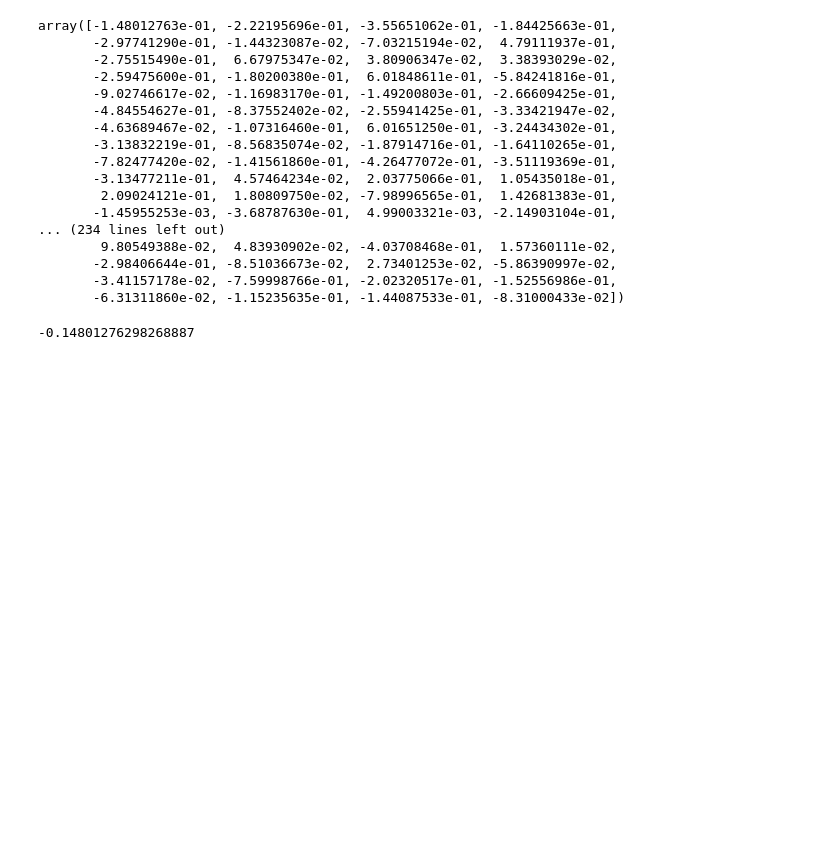
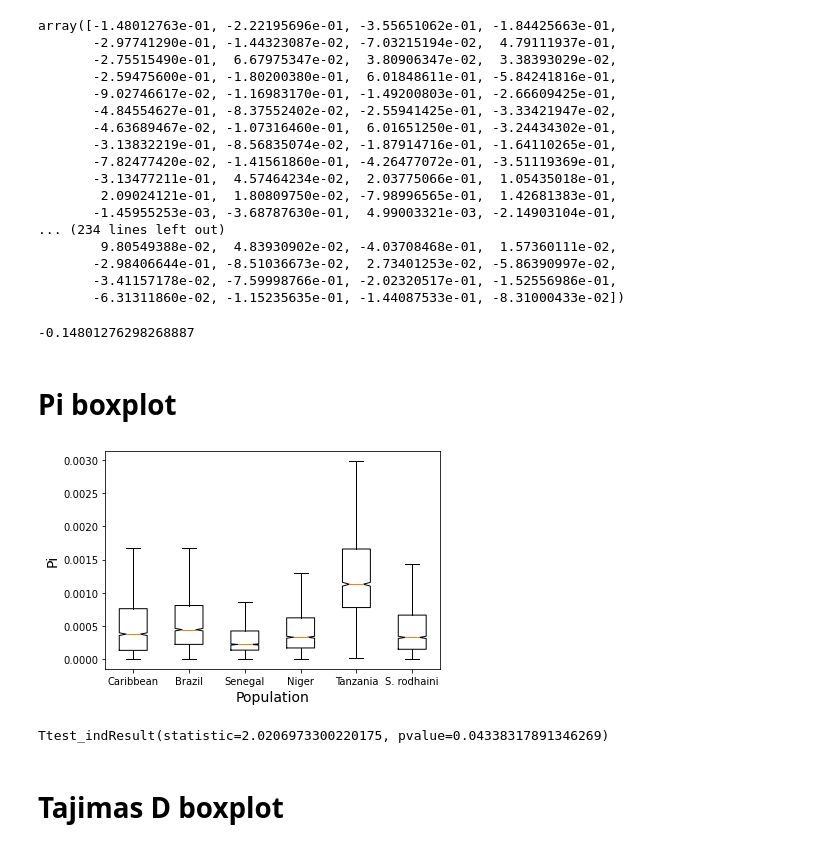
Before and after one commit to nealplatt/sch_man_nwinvasion, a Jupyter notebook: notebooks/estimate_pi_td_theta_ne_fst.ipynb, the cells around one changed output. Saved outputs shown, nothing was run; the diff lists cells and outputs as text; code cells hidden in the pictures; blank space fills up the shorter version.

Commit message:
adding pi, fst, and td to selection plot

```diff
--- a/notebooks/estimate_pi_td_theta_ne_fst.ipynb
+++ b/notebooks/estimate_pi_td_theta_ne_fst.ipynb
@@ -625,3 +625,5 @@ array([-1.48012763e-01, -2.22195696e-01, -3.55651062e-01, -1.84425663e-01,
 (d3s[i][0]-d3_mean)/d3_std
 # %% [output]
 -0.14801276298268887
+# %% [markdown]
+# Pi boxplot
@@ -627,0 +642,45 @@ array([-1.48012763e-01, -2.22195696e-01, -3.55651062e-01, -1.84425663e-01,
+# %%
+uniq_chroms=list(set(filtered_callset['variants/CHROM']))
+uniq_chroms.sort()
+# %%
+pi_dfs=defaultdict(lambda: pd.DataFrame(columns=["pi", "start", "stop", "n_bases", "n_snps", "chrom"]))
+
+pis=defaultdict(lambda: [])
+for pop in ['rodhaini', 'caribbean', 'brazil', 'niger',  'senegal', 'tanzania']:
+    for chrom in uniq_chroms:
+        mask=filtered_callset['variants/CHROM']==chrom
+        chrom_pos = filtered_callset['variants/POS'][mask]
+        chrom_ac = pop_ac[pop][mask]
+        pi, windows, nbases, counts = allel.windowed_diversity(chrom_pos, chrom_ac, 100_000, is_accessible=accessible_bases[chrom])
+
+        #add info to a df
+        chr_df=pd.DataFrame([pi, windows[:,0], windows[:,1], nbases, counts]).T
+        chr_df.columns=["pi", "start", "stop", "n_bases", "n_snps"]
+        chr_df["chrom"]=chrom
+
+        pi_dfs[pop]=pi_dfs[pop].append(chr_df)
+    #save df to a csv
+    pi_dfs[pop].to_csv("results/pi/pi_boxplot_100kb_windows_{}.csv".format(pop), index=False, sep=",")
+# %%
+plt.boxplot([pi_dfs["caribbean"][pi_dfs["caribbean"]["n_snps"]>50]["pi"],
+             pi_dfs["brazil"][pi_dfs["brazil"]["n_snps"]>50]["pi"],
+             pi_dfs["senegal"][pi_dfs["senegal"]["n_snps"]>50]["pi"],
+             pi_dfs["niger"][pi_dfs["niger"]["n_snps"]>50]["pi"],
+             pi_dfs["tanzania"][pi_dfs["tanzania"]["n_snps"]>50]["pi"],
+             pi_dfs["rodhaini"][pi_dfs["rodhaini"]["n_snps"]>50]["pi"]],
+            showfliers=False,
+            notch=True,
+            labels=["Caribbean", "Brazil", "Senegal", "Niger", "Tanzania", "S. rodhaini"])
+plt.xlabel("Population", fontsize=14)
+plt.ylabel("Pi", fontsize=14)
+plt.savefig("results/pi/pi_boxplot_100kb_windows.svg")
+plt.savefig("results/pi/pi_boxplot_100kb_windows.png", dpi=300)
+plt.show()
+# %% [output]
+[figure, added]
+# %%
+stats.ttest_ind(pis["brazil"], pis["caribbean"], equal_var=False)
+# %% [output]
+Ttest_indResult(statistic=2.0206973300220175, pvalue=0.04338317891346269)
+# %% [markdown]
+# Tajimas D boxplot
```
Also changed, not shown: parts of 7 cells of this notebook, 2 other files.
